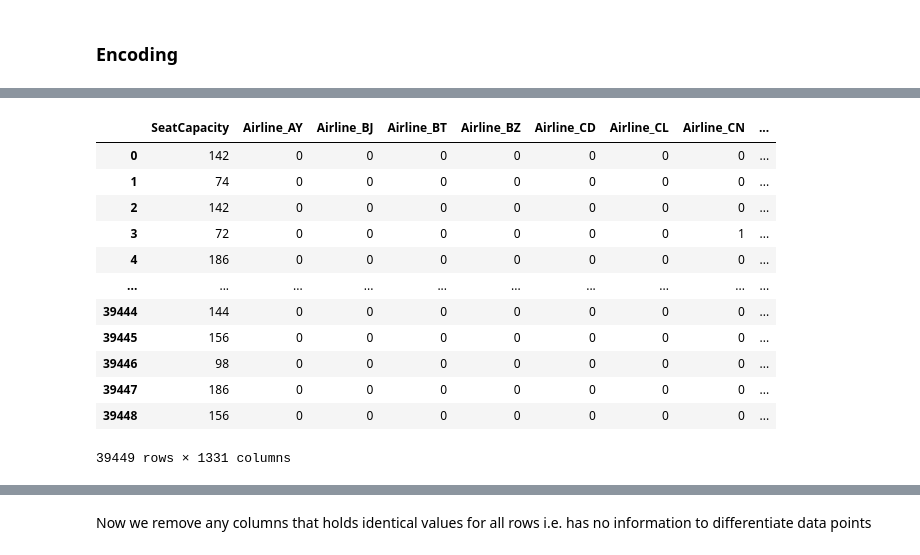
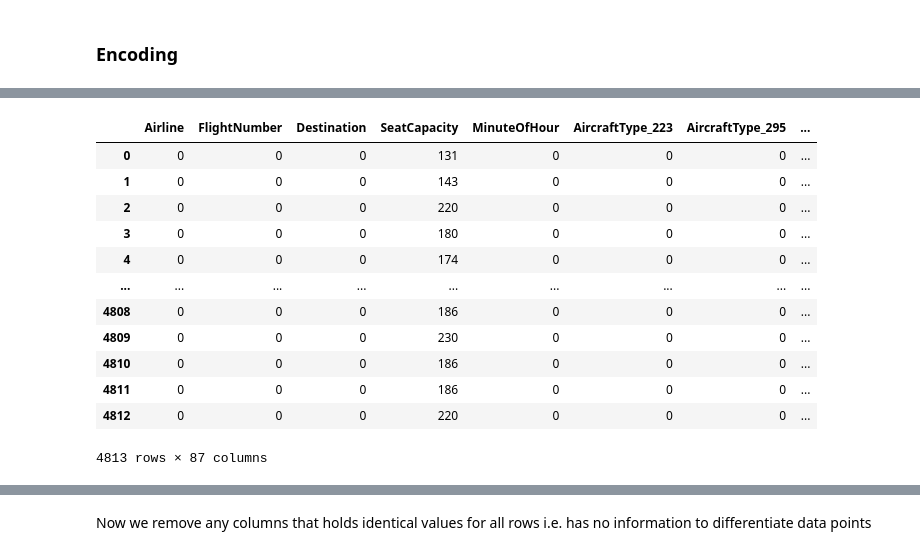
Before and after one commit to augustsemrau/02582case1, a Jupyter notebook: notebooks/data_preprocessing_v2.ipynb, the cells around one changed output, grey strips where cells are left out. Drawn from its saved outputs; the diff is of its cells as text; code cells hidden in the pictures.

```diff
--- a/notebooks/data_preprocessing_v2.ipynb
+++ b/notebooks/data_preprocessing_v2.ipynb
@@ -200,8 +199,7 @@ Future data, For feature MinuteOfHour, there are 0 values that only occur once
 # %% [markdown]
 ### Encoding
 # %%
-high_unique_nominal_cols = ['Airline', 'FlightNumber', 'Destination']
-nominal_cols = ['AircraftType', 'FlightType', 'Sector', 'Year', 'Month', 'WeekNumber', 'Weekday', 'HourOfDay', 'MinuteOfHour']
+nominal_cols = ['AircraftType', 'FlightType', 'Sector', 'Year', 'Month', 'WeekNumber', 'Weekday', 'HourOfDay']
 linear_rea_X = pd.get_dummies(rea_X, columns=nominal_cols, drop_first=True)
 linear_fut_X = pd.get_dummies(fut_X, columns=nominal_cols, drop_first=True)
 tree_rea_X = pd.get_dummies(rea_X, columns=nominal_cols, drop_first=False)
@@ -227,16 +207,25 @@ fut_X
-# %%
-rea_X
-# %% [output]
-|  | SeatCapacity | Airline_AY | Airline_BJ | Airline_BT | Airline_BZ | Airline_CD | Airline_CL | Airline_CN | ... |
-| 0 | 142 | 0 | 0 | 0 | 0 | 0 | 0 | 0 | ... |
-| 1 | 74 | 0 | 0 | 0 | 0 | 0 | 0 | 0 | ... |
-| 2 | 142 | 0 | 0 | 0 | 0 | 0 | 0 | 0 | ... |
-| 3 | 72 | 0 | 0 | 0 | 0 | 0 | 0 | 1 | ... |
-| 4 | 186 | 0 | 0 | 0 | 0 | 0 | 0 | 0 | ... |
-| ... | ... | ... | ... | ... | ... | ... | ... | ... | ... |
-| 39444 | 144 | 0 | 0 | 0 | 0 | 0 | 0 | 0 | ... |
-| 39445 | 156 | 0 | 0 | 0 | 0 | 0 | 0 | 0 | ... |
-| 39446 | 98 | 0 | 0 | 0 | 0 | 0 | 0 | 0 | ... |
-| 39447 | 186 | 0 | 0 | 0 | 0 | 0 | 0 | 0 | ... |
-| 39448 | 156 | 0 | 0 | 0 | 0 | 0 | 0 | 0 | ... |
-39449 rows × 1331 columns
+# %%
+high_count_nominal_cols = ['MinuteOfHour','Airline', 'FlightNumber', 'Destination']
+lb = LabelBinarizer()
+
+for col in tqdm(high_count_nominal_cols):
+    linear_rea_X[col] = lb.fit_transform(linear_rea_X[col].tolist())
+    linear_fut_X[col] = lb.fit_transform(linear_fut_X[col].tolist())
+    tree_rea_X[col] = lb.fit_transform(tree_rea_X[col].tolist())
+    tree_fut_X[col] = lb.fit_transform(tree_fut_X[col].tolist())
+# %%
+linear_fut_X
+# %% [output]
+|  | Airline | FlightNumber | Destination | SeatCapacity | MinuteOfHour | AircraftType_223 | AircraftType_295 | ... |
+| 0 | 0 | 0 | 0 | 131 | 0 | 0 | 0 | ... |
+| 1 | 0 | 0 | 0 | 143 | 0 | 0 | 0 | ... |
+| 2 | 0 | 0 | 0 | 220 | 0 | 0 | 0 | ... |
+| 3 | 0 | 0 | 0 | 180 | 0 | 0 | 0 | ... |
+| 4 | 0 | 0 | 0 | 174 | 0 | 0 | 0 | ... |
+| ... | ... | ... | ... | ... | ... | ... | ... | ... |
+| 4808 | 0 | 0 | 0 | 186 | 0 | 0 | 0 | ... |
+| 4809 | 0 | 0 | 0 | 230 | 0 | 0 | 0 | ... |
+| 4810 | 0 | 0 | 0 | 186 | 0 | 0 | 0 | ... |
+| 4811 | 0 | 0 | 0 | 186 | 0 | 0 | 0 | ... |
+| 4812 | 0 | 0 | 0 | 220 | 0 | 0 | 0 | ... |
+4813 rows × 87 columns
```
Also changed, not shown: parts of 16 cells of this notebook.
